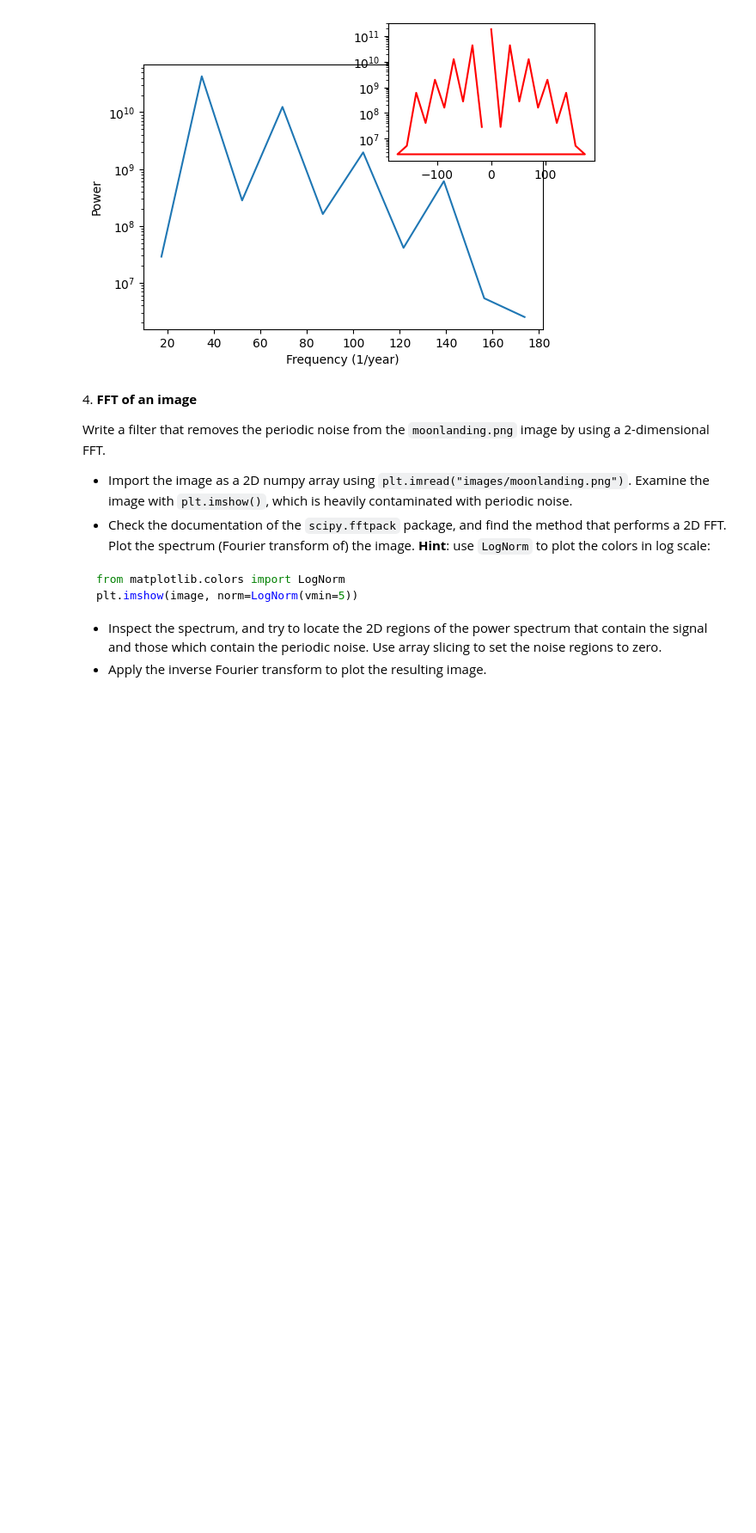
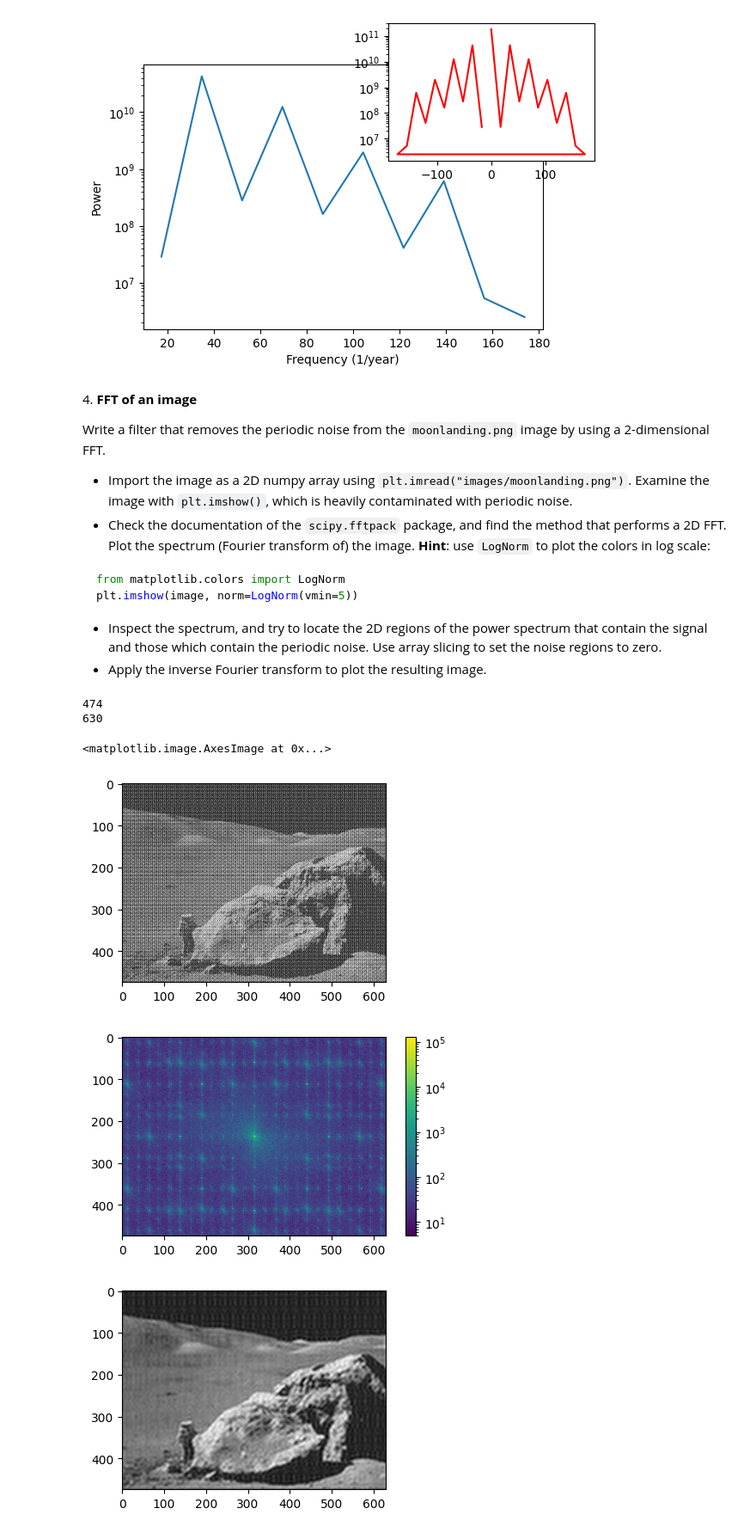
Before and after one commit to saraLevo/ScientificComputingWithPython2023, a Jupyter notebook: 09ex_numerical.ipynb, the cells around one changed output. Shown at 86% size. Cells and saved outputs as stored; diff of their text form; code cells hidden in the pictures; blank space fills up the shorter version.

````diff
--- a/09ex_numerical.ipynb
+++ b/09ex_numerical.ipynb
@@ -217,6 +217,58 @@ plt.imshow(image, norm=LogNorm(vmin=5))
 ```
 * Inspect the spectrum, and try to locate the 2D regions of the power spectrum that contain the signal and those which contain the periodic noise. Use array slicing to set the noise regions to zero.
 * Apply the inverse Fourier transform to plot the resulting image.
+# %%
+import numpy as np
+import matplotlib.pyplot as plt
+from matplotlib.colors import LogNorm
+from scipy import fftpack
+
+plt.figure(figsize=(4,3))
+image = plt.imread("images/moonlanding.png")
+plt.imshow(image, cmap='gray')
+
+image_fft = fftpack.fft2(image)
+image_fft_shifted = fftpack.fftshift(image_fft)
+image_power = np.abs(image_fft_shifted)
+
+plt.figure(figsize=(6,3))
+plt.imshow(image_power, norm=LogNorm(vmin=5))
+plt.colorbar()
+
+image_fftcopy = image_fft.copy()
+
+N = image_fft_shifted.shape[0]
+M = image_fft_shifted.shape[1]
+x, y = np.meshgrid(np.arange(M), np.arange(N))
+print(N)
+print(M)
+
+a1 = 0.09
+#a2 = 0.098
+image_fftcopy[int(N*a1):int(N*(1-a1))] = 0
+image_fftcopy[:, int(M*a1):int(M*(1-a1))] = 0
+
+
+#NF1 = 1 - np.exp(-a1*(x)**2 - a2*(y)**2) # Gaussian
+#NF2 = 1 - np.exp(-a1*(x)**2 - a2*(y)**2) # Gaussian
+#NF3 = 1 - np.exp(-a1*(x)**2 - a2*(y)**2) # Gaussian
+#NF4 = 1 - np.exp(-a1*(x)**2 - a2*(y)**2) # Gaussian
+
+#Z = NF1*NF2*NF3*NF4
+#image_fft_filtered = image_fft_shifted*Z
+
+#image_fft_filtered_shifted = fftpack.ifftshift(image_fft_filtered)
+image_ifft = fftpack.ifft2(image_fftcopy)
+
+plt.figure(figsize=(6,3))
+plt.imshow(image_ifft.real, cmap='gray')
+# %% [output]
+474
+630
+<matplotlib.image.AxesImage at 0x...>
+[figure, added]
+[figure, added]
+[figure, added]
 # %%
 import numpy as np
 import matplotlib.pyplot as plt
````
Also changed, not shown: parts of 1 cell of this notebook, 1 other file.
